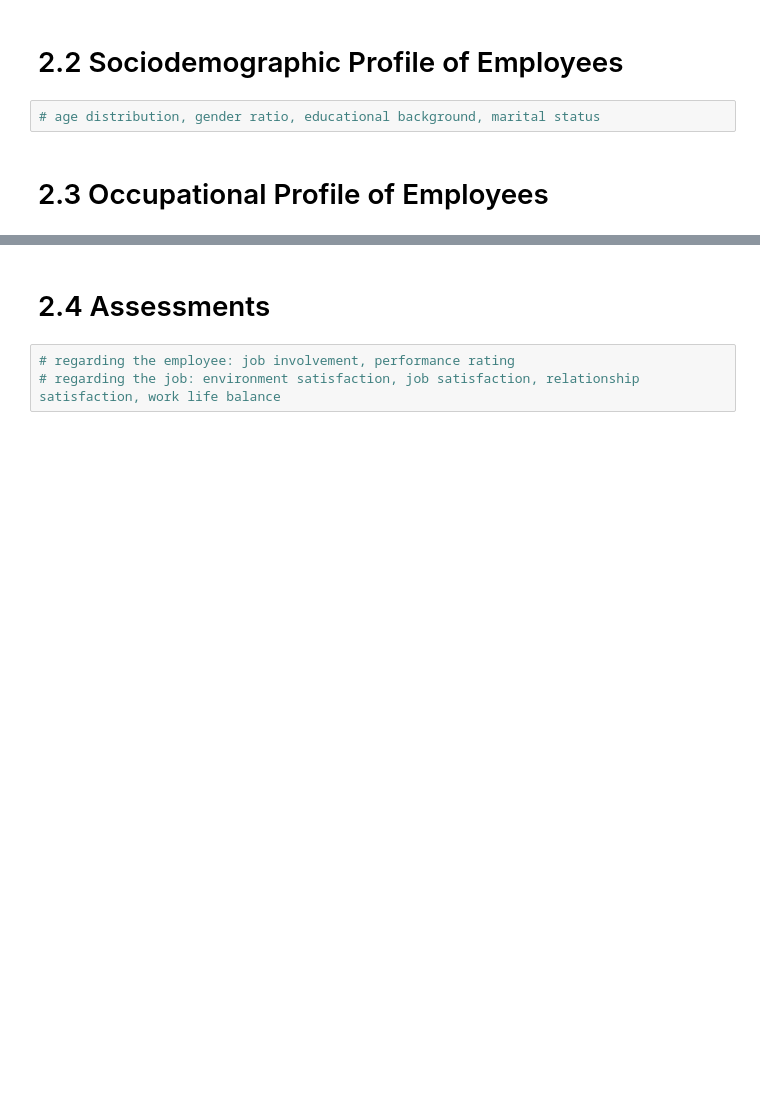
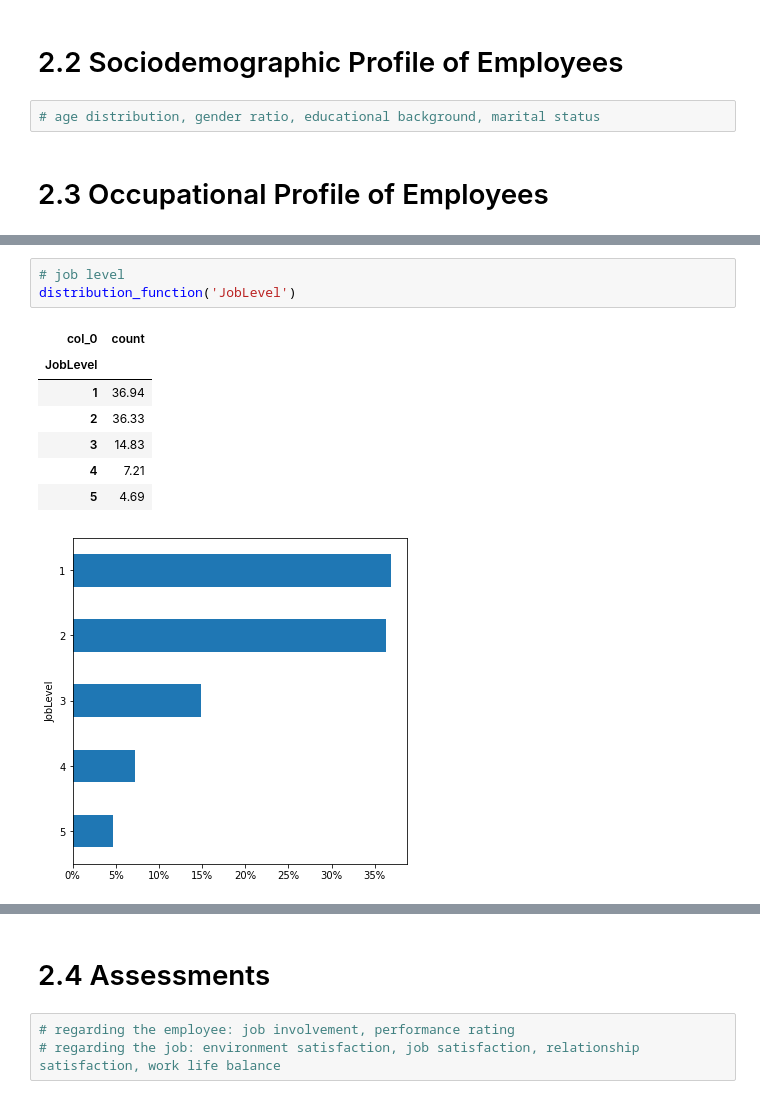
Before and after one commit to j-fousse/HR_Analytics_2024, a Jupyter notebook: notebooks/HR_Analysis.ipynb, the cells around one changed output, grey strips where cells are left out. Cells and saved outputs as stored; diff of their text form; blank space fills up the shorter version.

```diff
--- a/notebooks/HR_Analysis.ipynb
+++ b/notebooks/HR_Analysis.ipynb
@@ -384,0 +423,12 @@ print(df_realistic_age.iloc[:, 0].mean()) # 25.6 --> ...realistic)
+# %%
+# job level
+distribution_function('JobLevel')
+# %% [output]
+| col_0 | count |
+| JobLevel |  |
+| 1 | 36.94 |
+| 2 | 36.33 |
+| 3 | 14.83 |
+| 4 | 7.21 |
+| 5 | 4.69 |
+[figure, added]
```
Also changed, not shown: parts of 21 cells of this notebook.
